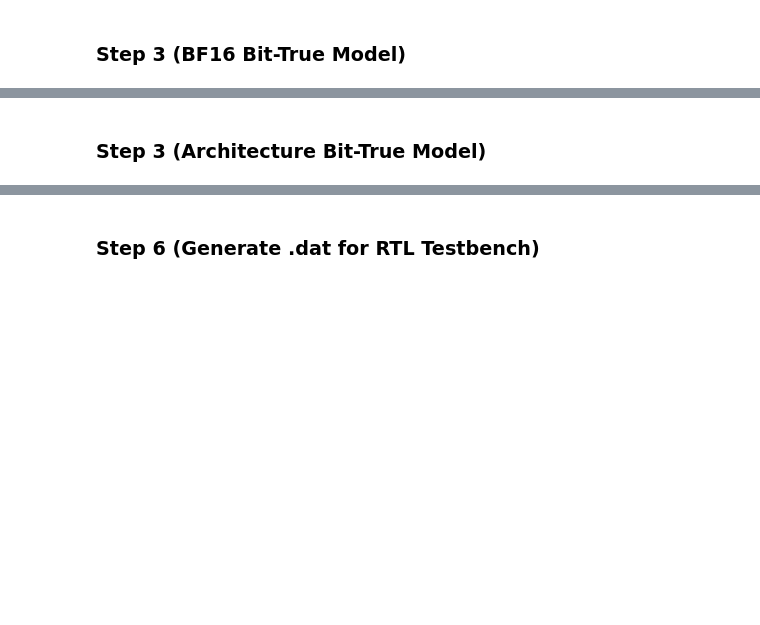
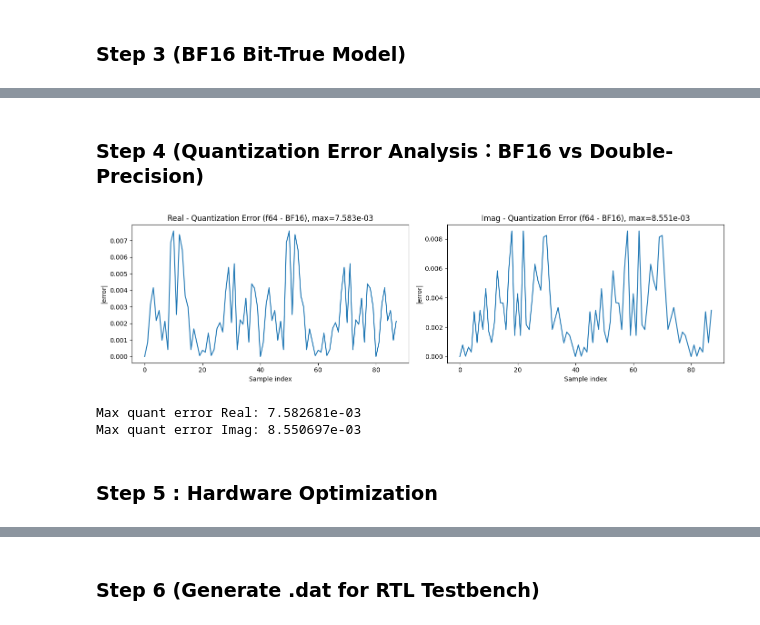
Before and after one commit to akira2963753/DSP-In-VLSI, a Jupyter notebook: HW3-Interpolator/HW3.ipynb, the cells around one changed output, grey strips where cells are left out. Saved outputs shown, nothing was run; the diff lists cells and outputs as text; code cells hidden in the pictures; blank space fills up the shorter version.

```diff
--- a/HW3-Interpolator/HW3.ipynb
+++ b/HW3-Interpolator/HW3.ipynb
@@ -366,3 +396,81 @@ BF16_HALF = BF16(0, 126, 0)
 # %% [markdown]
-### Step 3 (Architecture Bit-True Model)
+### Step 4 (Quantization Error Analysis：BF16 vs Double-Precision)
+# %%
+# Cell 7 - Step 4: Quantization Error Analysis (f64 vs BF16, Direct Form)
+
+BF16_1 = float_to_bf16(1.0)
+BF16_2 = float_to_bf16(2.0)
+
+def second_order_bf16(Xm, Xm1, Xm2, mu_b):
+    """Direct form second-order polynomial interpolator in BF16.
+    x(m+mu) = C0*x(m) + C-1*x(m+1) + C-2*x(m+2)
+    C0  = (1-mu)*(2-mu)/2
+    C-1 = mu*(2-mu)
+    C-2 = -mu*(1-mu)/2
+    """
+    one_minus_mu = bf16_add(BF16_1, bf16_neg(mu_b))        # 1 - mu
+    two_minus_mu = bf16_add(BF16_2, bf16_neg(mu_b))        # 2 - mu
+
+    C0  = bf16_mul(bf16_mul(one_minus_mu, two_minus_mu), BF16_HALF)   # (1-mu)*(2-mu)/2
+    Cm1 = bf16_mul(mu_b, two_minus_mu)                                 # mu*(2-mu)
+    Cm2 = bf16_neg(bf16_mul(bf16_mul(mu_b, one_minus_mu), BF16_HALF)) # -mu*(1-mu)/2
+
+    t0  = bf16_mul(C0,  Xm)
+    t1  = bf16_mul(Cm1, Xm1)
+    t2  = bf16_mul(Cm2, Xm2)
+    return bf16_add(bf16_add(t0, t1), t2)
+
+def second_order_f64(Xm, Xm1, Xm2, mu):
+    C0  = (1 - mu) * (2 - mu) / 2
+    Cm1 = mu * (2 - mu)
+    Cm2 = -mu * (1 - mu) / 2
+    return C0*Xm + Cm1*Xm1 + Cm2*Xm2
+
+so_bf16_real, so_bf16_imag = [], []
+so_f64_real,  so_f64_imag  = [], []
+
+for m in m_range:
+    for mu in mu_values:
+        mu_b = float_to_bf16(mu)
+
+        so_bf16_real.append(bf16_to_float(second_order_bf16(
+            float_to_bf16(x1_at(m  ).real),
+            float_to_bf16(x1_at(m+1).real),
+            float_to_bf16(x1_at(m+2).real), mu_b)))
+        so_bf16_imag.append(bf16_to_float(second_order_bf16(
+            float_to_bf16(x1_at(m  ).imag),
+            float_to_bf16(x1_at(m+1).imag),
+            float_to_bf16(x1_at(m+2).imag), mu_b)))
+
+        so_f64_real.append(second_order_f64(
+            x1_at(m).real, x1_at(m+1).real, x1_at(m+2).real, mu))
+        so_f64_imag.append(second_order_f64(
+            x1_at(m).imag, x1_at(m+1).imag, x1_at(m+2).imag, mu))
+
+so_bf16_real = np.array(so_bf16_real)
+so_bf16_imag = np.array(so_bf16_imag)
+so_f64_real  = np.array(so_f64_real)
+so_f64_imag  = np.array(so_f64_imag)
+
+# Quantization error: f64 direct form vs BF16 direct form
+err_quant_real = np.abs(so_f64_real - so_bf16_real)
+err_quant_imag = np.abs(so_f64_imag - so_bf16_imag)
+
+fig, axes = plt.subplots(1, 2, figsize=(14, 4))
+for ax, err, label in zip(axes, [err_quant_real, err_quant_imag], ['Real', 'Imag']):
+    ax.plot(err)
+    ax.set_title(f'{label} - Quantization Error (f64 - BF16), max={err.max():.3e}')
+    ax.set_xlabel('Sample index')
+    ax.set_ylabel('|error|')
+plt.tight_layout()
+plt.show()
+
+print(f'Max quant error Real: {err_quant_real.max():.6e}')
+print(f'Max quant error Imag: {err_quant_imag.max():.6e}')
+# %% [output]
+[figure, added]
+Max quant error Real: 7.582681e-03
+Max quant error Imag: 8.550697e-03
+# %% [markdown]
+### Step 5 : Hardware Optimization
 # %%
```
Also changed, not shown: parts of 10 cells of this notebook, 2 other files.
